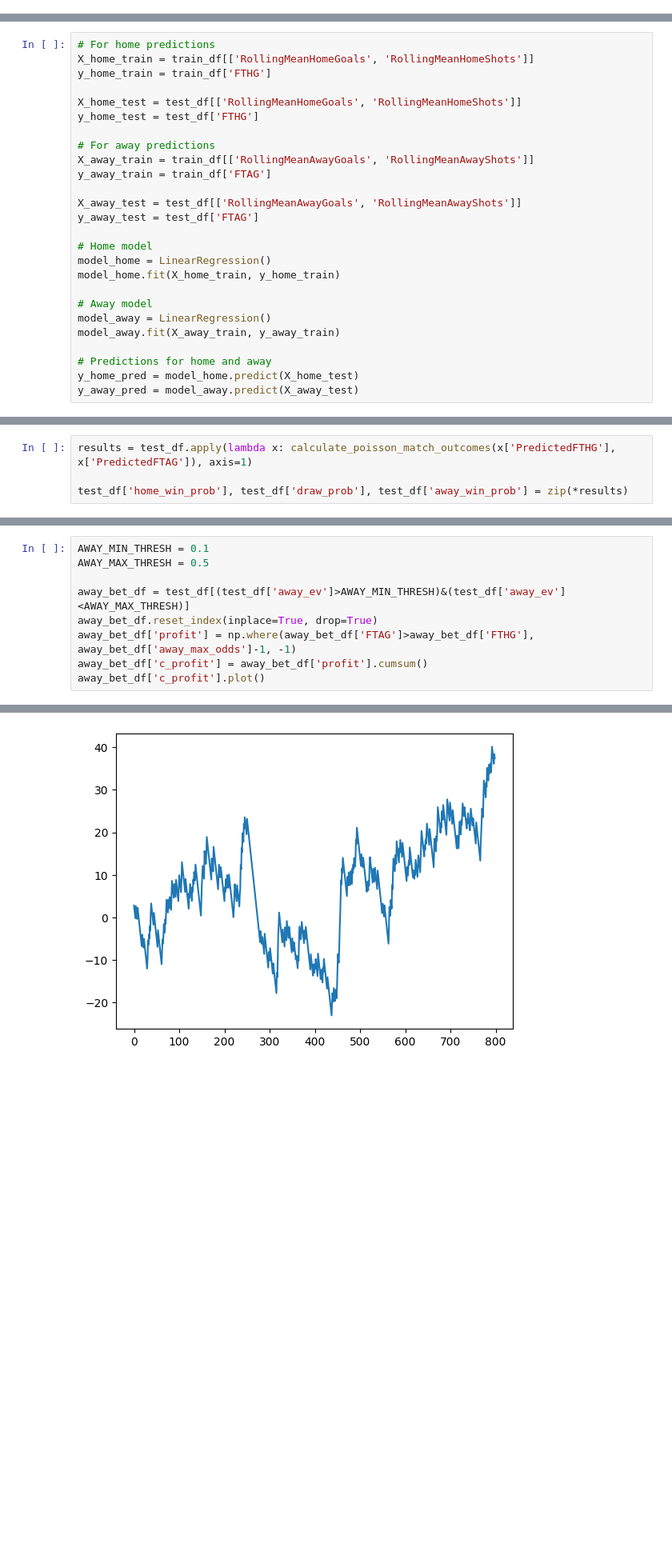
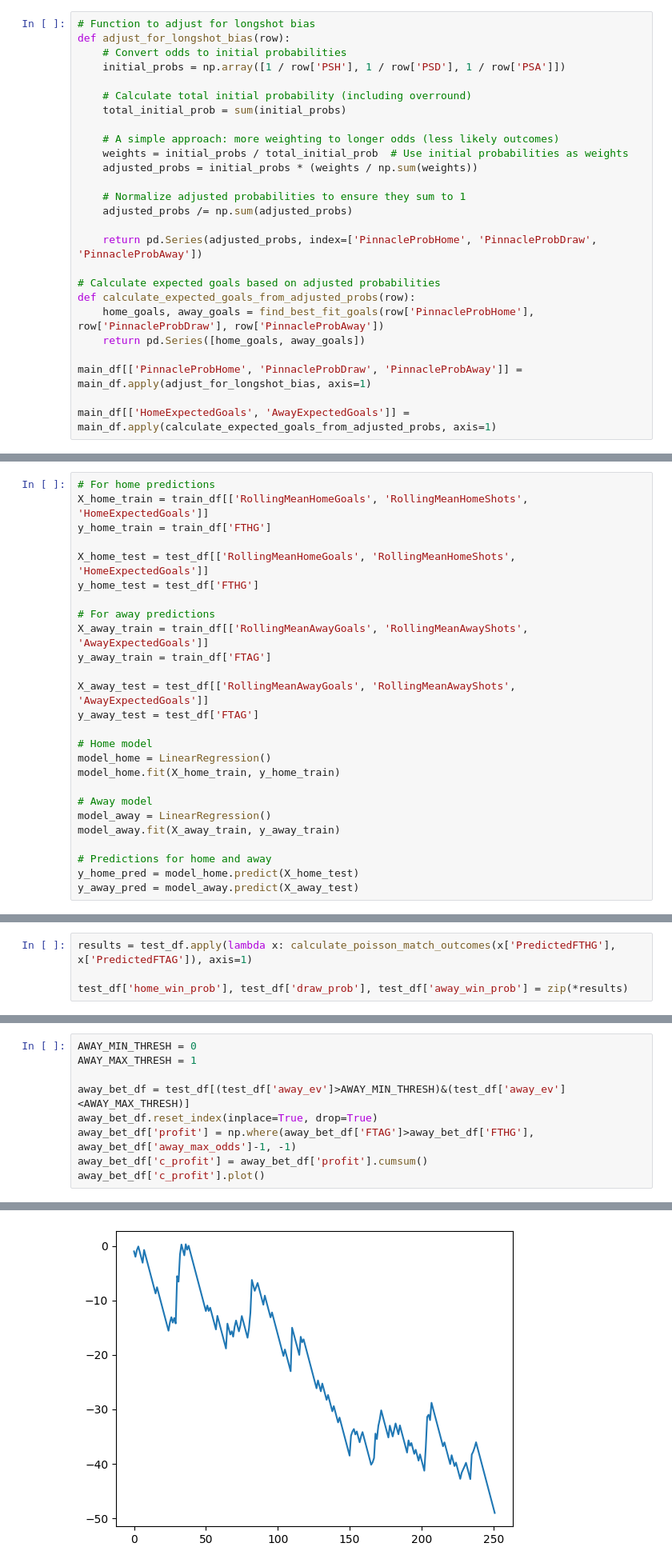
Before and after one commit to MLGonzo/football_stats, a Jupyter notebook: poisson_with_shots.ipynb, the cells around one changed output, grey strips where cells are left out. Shown at 80% size. Cells and saved outputs as stored; diff of their text form; blank space fills up the shorter version.

```diff
--- a/poisson_with_shots.ipynb
+++ b/poisson_with_shots.ipynb
@@ -38,6 +39,32 @@ main_df = main_df.merge(all_games[['Date', 'Team', 'RollingMeanGoals', 'RollingM
 main_df = main_df.dropna()
 
 main_df.reset_index(inplace=True, drop=True)
+# %%
+# Function to adjust for longshot bias
+def adjust_for_longshot_bias(row):
+    # Convert odds to initial probabilities
+    initial_probs = np.array([1 / row['PSH'], 1 / row['PSD'], 1 / row['PSA']])
+
+    # Calculate total initial probability (including overround)
+    total_initial_prob = sum(initial_probs)
+
+    # A simple approach: more weighting to longer odds (less likely outcomes)
+    weights = initial_probs / total_initial_prob  # Use initial probabilities as weights
+    adjusted_probs = initial_probs * (weights / np.sum(weights))
+
+    # Normalize adjusted probabilities to ensure they sum to 1
+    adjusted_probs /= np.sum(adjusted_probs)
+
+    return pd.Series(adjusted_probs, index=['PinnacleProbHome', 'PinnacleProbDraw', 'PinnacleProbAway'])
+
+# Calculate expected goals based on adjusted probabilities
+def calculate_expected_goals_from_adjusted_probs(row):
+    home_goals, away_goals = find_best_fit_goals(row['PinnacleProbHome'], row['PinnacleProbDraw'], row['PinnacleProbAway'])
+    return pd.Series([home_goals, away_goals])
+
+main_df[['PinnacleProbHome', 'PinnacleProbDraw', 'PinnacleProbAway']] = main_df.apply(adjust_for_longshot_bias, axis=1)
+
+main_df[['HomeExpectedGoals', 'AwayExpectedGoals']] = main_df.apply(calculate_expected_goals_from_adjusted_probs, axis=1)
 # %%
 total_rows = len(main_df)
 split_point = int(total_rows * 0.8)
@@ -46,17 +73,17 @@ train_df = main_df.iloc[:split_point]
 test_df = main_df.iloc[split_point:]
 # %%
 # For home predictions
-X_home_train = train_df[['RollingMeanHomeGoals', 'RollingMeanHomeShots']]
+X_home_train = train_df[['RollingMeanHomeGoals', 'RollingMeanHomeShots', 'HomeExpectedGoals']]
 y_home_train = train_df['FTHG']
 
-X_home_test = test_df[['RollingMeanHomeGoals', 'RollingMeanHomeShots']]
+X_home_test = test_df[['RollingMeanHomeGoals', 'RollingMeanHomeShots', 'HomeExpectedGoals']]
 y_home_test = test_df['FTHG']
 
 # For away predictions
-X_away_train = train_df[['RollingMeanAwayGoals', 'RollingMeanAwayShots']]
+X_away_train = train_df[['RollingMeanAwayGoals', 'RollingMeanAwayShots', 'AwayExpectedGoals']]
 y_away_train = train_df['FTAG']
 
-X_away_test = test_df[['RollingMeanAwayGoals', 'RollingMeanAwayShots']]
+X_away_test = test_df[['RollingMeanAwayGoals', 'RollingMeanAwayShots', 'AwayExpectedGoals']]
 y_away_test = test_df['FTAG']
 
 # Home model
@@ -113,12 +141,12 @@ home_bet_df['c_profit'].plot()
 # %%
-AWAY_MIN_THRESH = 0.1
-AWAY_MAX_THRESH = 0.5
+AWAY_MIN_THRESH = 0
+AWAY_MAX_THRESH = 1
 
 away_bet_df = test_df[(test_df['away_ev']>AWAY_MIN_THRESH)&(test_df['away_ev']<AWAY_MAX_THRESH)]
 away_bet_df.reset_index(inplace=True, drop=True)
 away_bet_df['profit'] = np.where(away_bet_df['FTAG']>away_bet_df['FTHG'], away_bet_df['away_max_odds']-1, -1)
 away_bet_df['c_profit'] = away_bet_df['profit'].cumsum()
 away_bet_df['c_profit'].plot()
 # %% [output]
 <Axes: >
-[figure, old version]
+[figure, new version]
```
Also changed, not shown: parts of 17 cells of this notebook, 8 other files.
